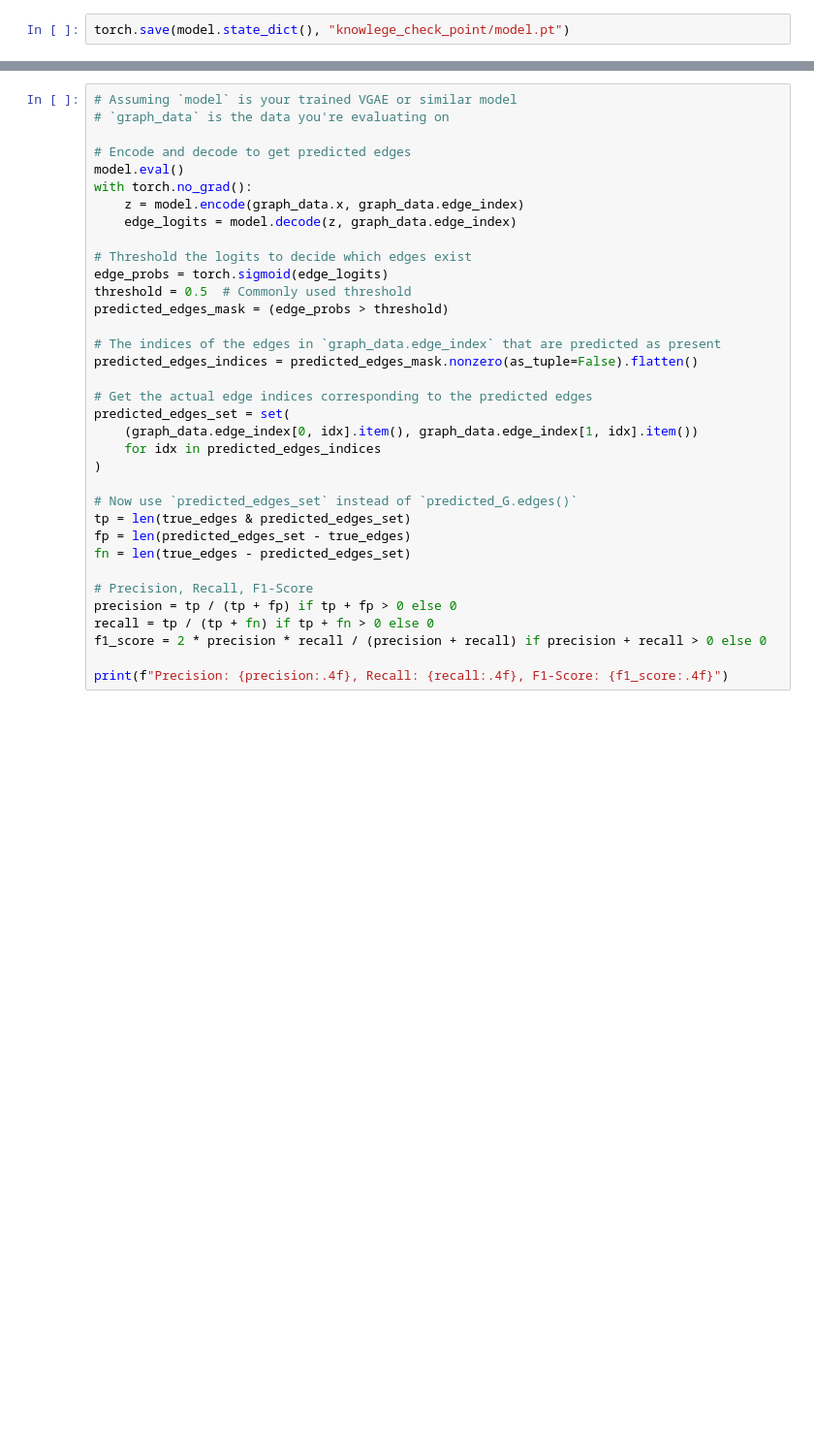
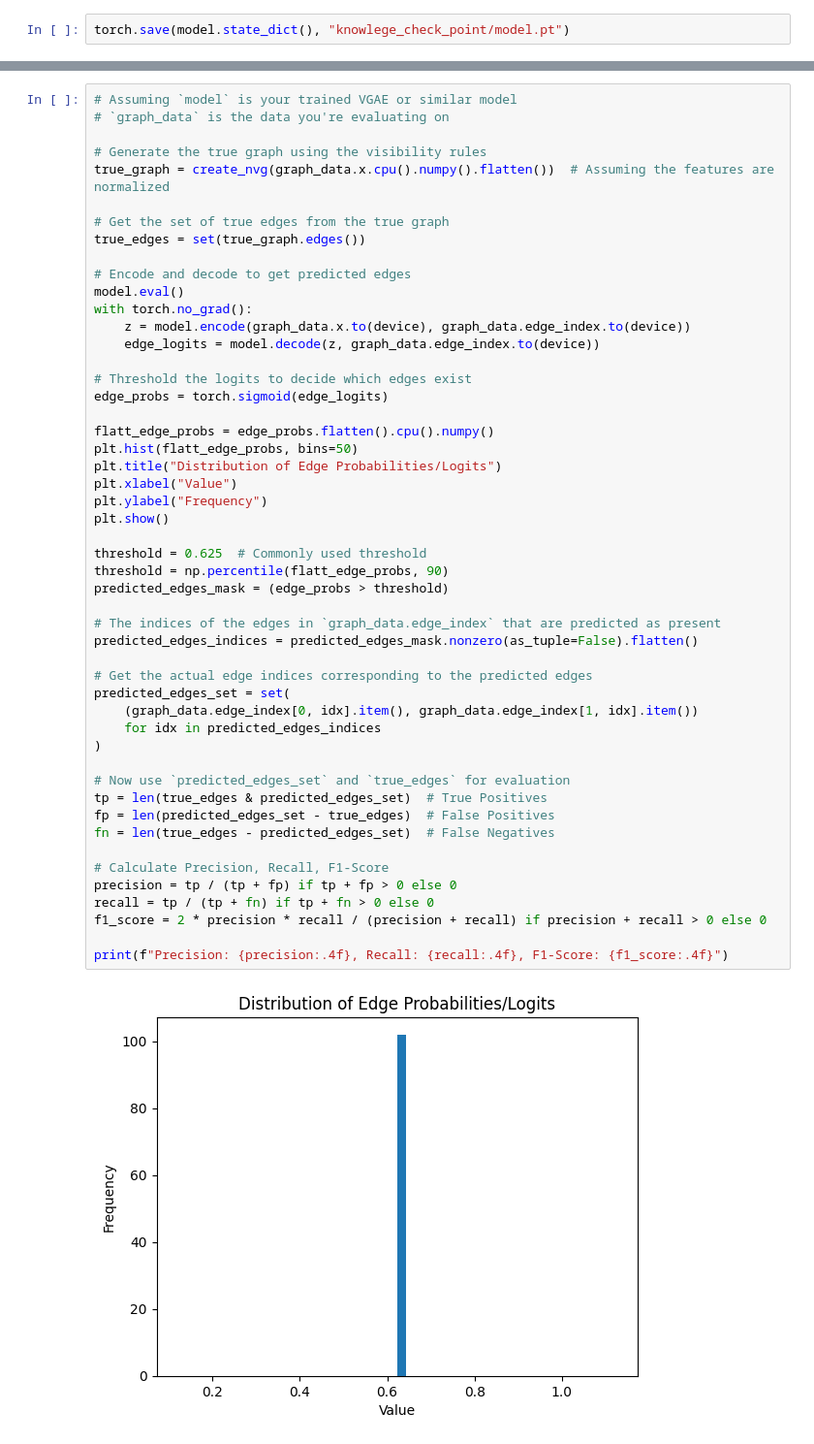
Before and after one commit to TimeCristal/Transformer-Neural-Network, a Jupyter notebook: Knowlege.ipynb, the cells around one changed output, grey strips where cells are left out. Shown at 97% size. Drawn from its saved outputs; the diff is of its cells as text; blank space fills up the shorter version.

```diff
--- a/Knowlege.ipynb
+++ b/Knowlege.ipynb
@@ -353,36 +465,52 @@ plt.show()
 # %%
 # Assuming `model` is your trained VGAE or similar model
 # `graph_data` is the data you're evaluating on
 
+# Generate the true graph using the visibility rules
+true_graph = create_nvg(graph_data.x.cpu().numpy().flatten())  # Assuming the features are normalized
+
+# Get the set of true edges from the true graph
+true_edges = set(true_graph.edges())
+
 # Encode and decode to get predicted edges
 model.eval()
 with torch.no_grad():
-    z = model.encode(graph_data.x, graph_data.edge_index)
-    edge_logits = model.decode(z, graph_data.edge_index)
+    z = model.encode(graph_data.x.to(device), graph_data.edge_index.to(device))
+    edge_logits = model.decode(z, graph_data.edge_index.to(device))
 
 # Threshold the logits to decide which edges exist
 edge_probs = torch.sigmoid(edge_logits)
-threshold = 0.5  # Commonly used threshold
+
+flatt_edge_probs = edge_probs.flatten().cpu().numpy()
+plt.hist(flatt_edge_probs, bins=50)
+plt.title("Distribution of Edge Probabilities/Logits")
+plt.xlabel("Value")
+plt.ylabel("Frequency")
+plt.show()
+
+threshold = 0.625  # Commonly used threshold
+threshold = np.percentile(flatt_edge_probs, 90)
 predicted_edges_mask = (edge_probs > threshold)
 
 # The indices of the edges in `graph_data.edge_index` that are predicted as present
 predicted_edges_indices = predicted_edges_mask.nonzero(as_tuple=False).flatten()
 
 # Get the actual edge indices corresponding to the predicted edges
 predicted_edges_set = set(
     (graph_data.edge_index[0, idx].item(), graph_data.edge_index[1, idx].item())
     for idx in predicted_edges_indices
 )
 
-# Now use `predicted_edges_set` instead of `predicted_G.edges()`
-tp = len(true_edges & predicted_edges_set)
-fp = len(predicted_edges_set - true_edges)
-fn = len(true_edges - predicted_edges_set)
+# Now use `predicted_edges_set` and `true_edges` for evaluation
+tp = len(true_edges & predicted_edges_set)  # True Positives
+fp = len(predicted_edges_set - true_edges)  # False Positives
+fn = len(true_edges - predicted_edges_set)  # False Negatives
 
-# Precision, Recall, F1-Score
+# Calculate Precision, Recall, F1-Score
 precision = tp / (tp + fp) if tp + fp > 0 else 0
 recall = tp / (tp + fn) if tp + fn > 0 else 0
 f1_score = 2 * precision * recall / (precision + recall) if precision + recall > 0 else 0
 
 print(f"Precision: {precision:.4f}, Recall: {recall:.4f}, F1-Score: {f1_score:.4f}")
 # %% [output]
+[figure, added]
```
Also changed, not shown: parts of 6 cells of this notebook, 1 other file.
